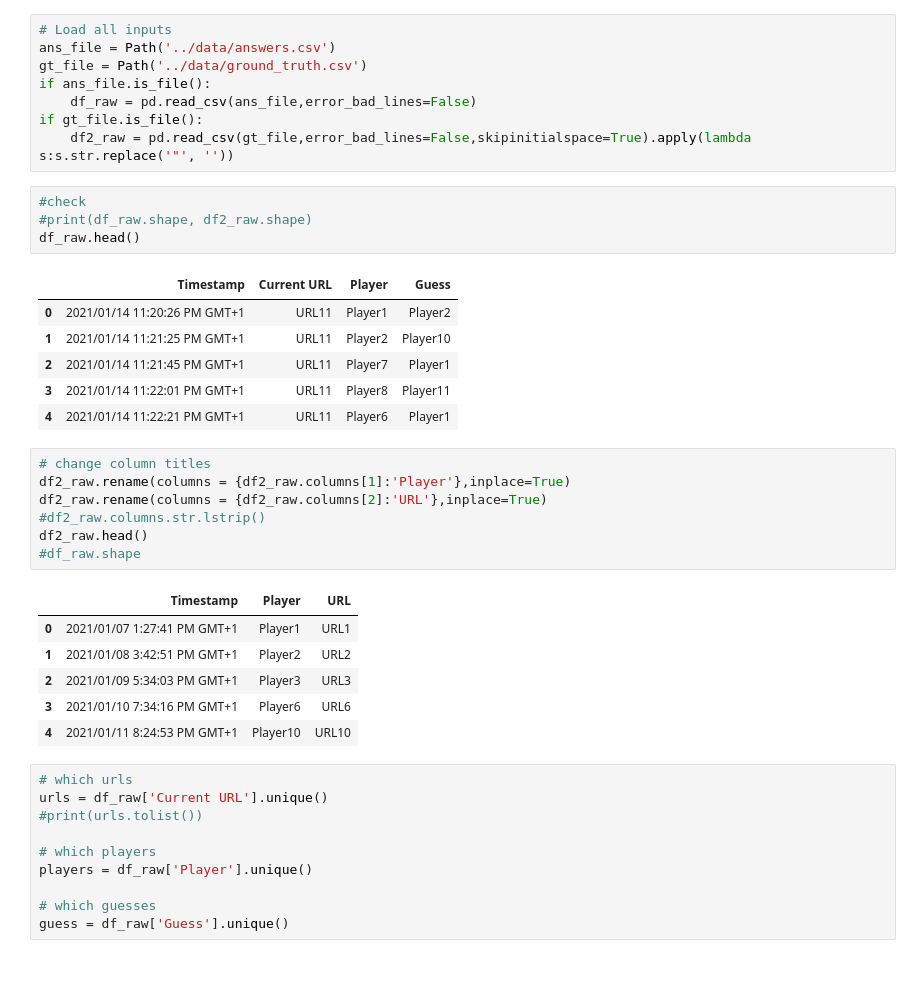
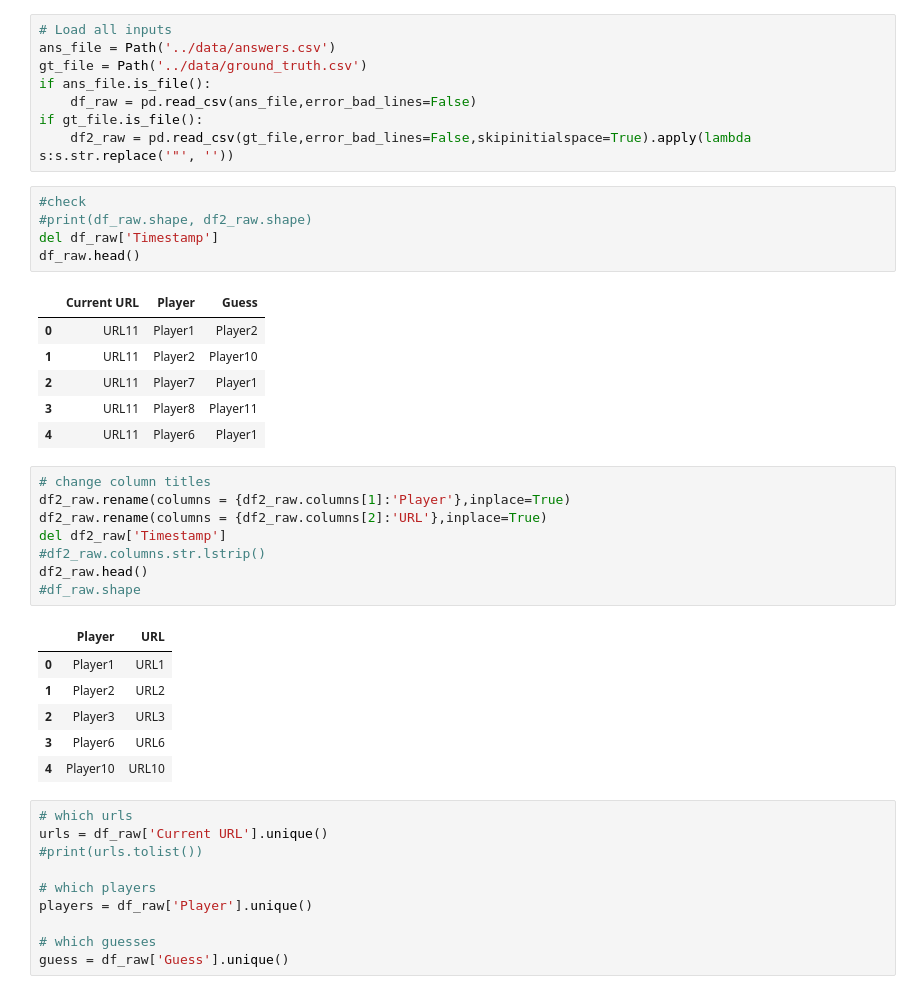
Before and after one commit to NLeSC/balconaz, a Jupyter notebook: notebooks/prepare_data.ipynb, the cells around one changed output. Drawn from its saved outputs; the diff is of its cells as text.

Commit message:
removing timestamps from data

```diff
--- a/notebooks/prepare_data.ipynb
+++ b/notebooks/prepare_data.ipynb
@@ -21,28 +21,30 @@ if gt_file.is_file():
 # %%
 #check
 #print(df_raw.shape, df2_raw.shape)
+del df_raw['Timestamp']
 df_raw.head()
 # %% [output]
-|  | Timestamp | Current URL | Player | Guess |
-| 0 | 2021/01/14 11:20:26 PM GMT+1 | URL11 | Player1 | Player2 |
-| 1 | 2021/01/14 11:21:25 PM GMT+1 | URL11 | Player2 | Player10 |
-| 2 | 2021/01/14 11:21:45 PM GMT+1 | URL11 | Player7 | Player1 |
-| 3 | 2021/01/14 11:22:01 PM GMT+1 | URL11 | Player8 | Player11 |
-| 4 | 2021/01/14 11:22:21 PM GMT+1 | URL11 | Player6 | Player1 |
+|  | Current URL | Player | Guess |
+| 0 | URL11 | Player1 | Player2 |
+| 1 | URL11 | Player2 | Player10 |
+| 2 | URL11 | Player7 | Player1 |
+| 3 | URL11 | Player8 | Player11 |
+| 4 | URL11 | Player6 | Player1 |
 # %%
 # change column titles
 df2_raw.rename(columns = {df2_raw.columns[1]:'Player'},inplace=True)
 df2_raw.rename(columns = {df2_raw.columns[2]:'URL'},inplace=True)
+del df2_raw['Timestamp']
 #df2_raw.columns.str.lstrip()
 df2_raw.head()
 #df_raw.shape
 # %% [output]
-|  | Timestamp | Player | URL |
-| 0 | 2021/01/07 1:27:41 PM GMT+1 | Player1 | URL1 |
-| 1 | 2021/01/08 3:42:51 PM GMT+1 | Player2 | URL2 |
-| 2 | 2021/01/09 5:34:03 PM GMT+1 | Player3 | URL3 |
-| 3 | 2021/01/10 7:34:16 PM GMT+1 | Player6 | URL6 |
-| 4 | 2021/01/11 8:24:53 PM GMT+1 | Player10 | URL10 |
+|  | Player | URL |
+| 0 | Player1 | URL1 |
+| 1 | Player2 | URL2 |
+| 2 | Player3 | URL3 |
+| 3 | Player6 | URL6 |
+| 4 | Player10 | URL10 |
 # %%
 # which urls
 urls = df_raw['Current URL'].unique()
```
Also changed, not shown: 1 other file.
